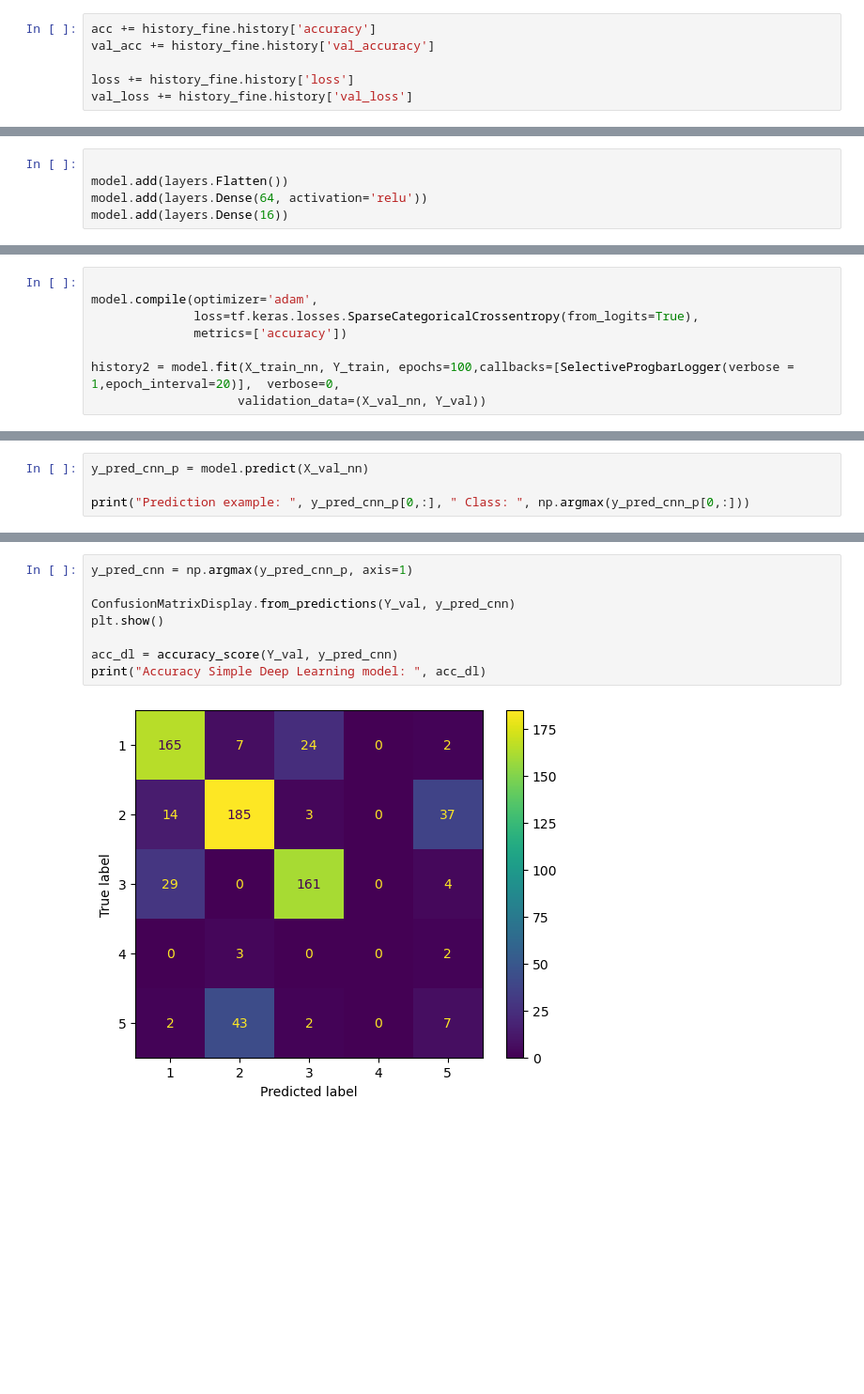
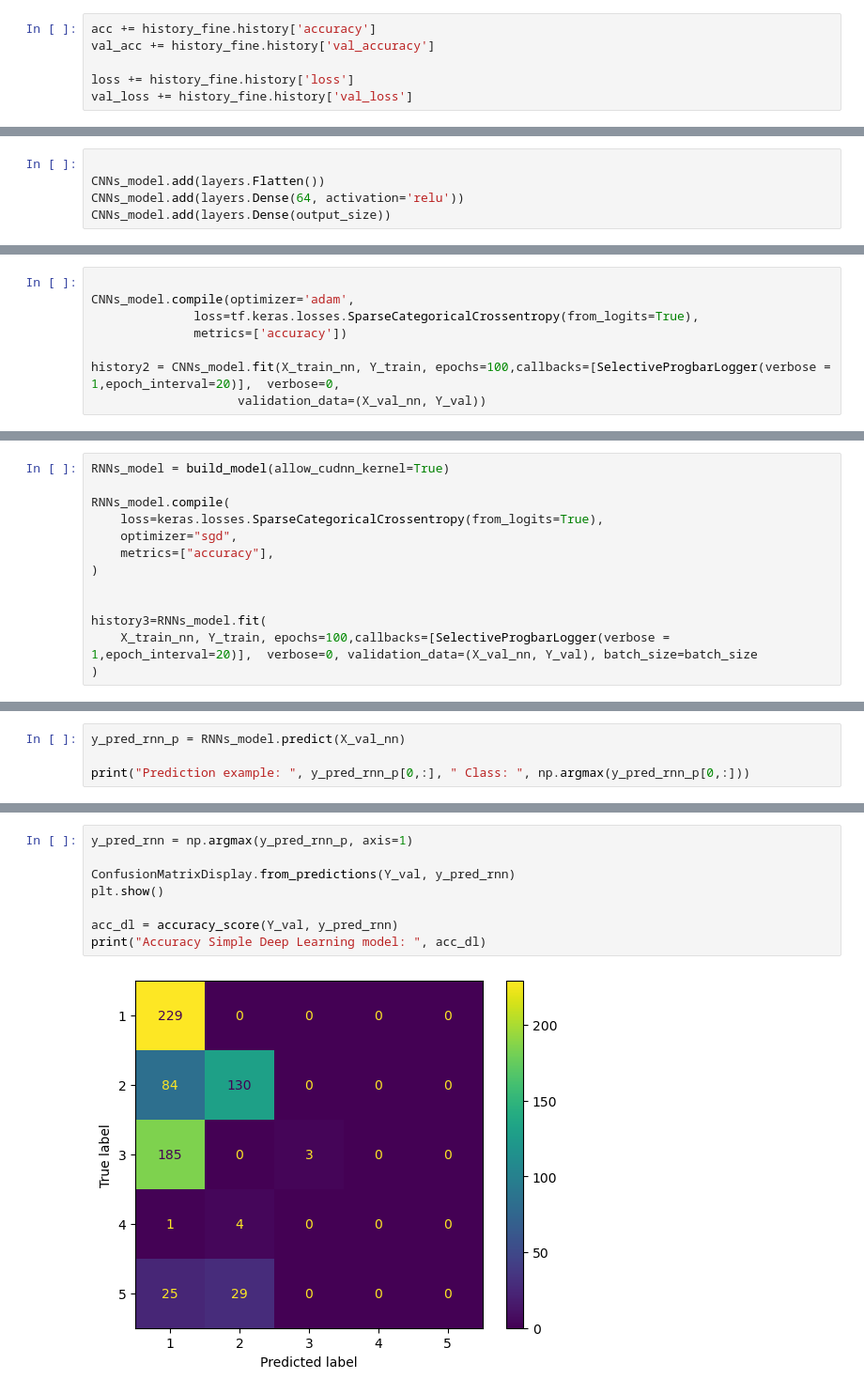
Before and after one commit to SiruiWang0731/Tree-species-classification, a Jupyter notebook: tree_classification_NN.ipynb, the cells around one changed output, grey strips where cells are left out. Shown: that part at 94% size. Cells and saved outputs as stored; diff of their text form; blank space fills up the shorter version.

```diff
--- a/tree_classification_NN.ipynb
+++ b/tree_classification_NN.ipynb
@@ -332,8 +352,8 @@ Non-trainable params: 0
 _________________________________________________________________
 # %%
 
-model.add(layers.Flatten())
-model.add(layers.Dense(64, activation='relu'))
-model.add(layers.Dense(16))
+CNNs_model.add(layers.Flatten())
+CNNs_model.add(layers.Dense(64, activation='relu'))
+CNNs_model.add(layers.Dense(output_size))
 # %%
 
@@ -358,11 +378,11 @@ Non-trainable params: 0
 _________________________________________________________________
 # %%
 
-model.compile(optimizer='adam',
+CNNs_model.compile(optimizer='adam',
               loss=tf.keras.losses.SparseCategoricalCrossentropy(from_logits=True),
               metrics=['accuracy'])
 
-history2 = model.fit(X_train_nn, Y_train, epochs=100,callbacks=[SelectiveProgbarLogger(verbose = 1,epoch_interval=20)],  verbose=0,
+history2 = CNNs_model.fit(X_train_nn, Y_train, epochs=100,callbacks=[SelectiveProgbarLogger(verbose = 1,epoch_interval=20)],  verbose=0,
                     validation_data=(X_val_nn, Y_val))
 # %% [output]
 Epoch 1/100
@@ -407,0 +482,13 @@ plt.show()
+# %%
+RNNs_model = build_model(allow_cudnn_kernel=True)
+
+RNNs_model.compile(
+    loss=keras.losses.SparseCategoricalCrossentropy(from_logits=True),
+    optimizer="sgd",
+    metrics=["accuracy"],
+)
+
+
+history3=RNNs_model.fit(
+    X_train_nn, Y_train, epochs=100,callbacks=[SelectiveProgbarLogger(verbose = 1,epoch_interval=20)],  verbose=0, validation_data=(X_val_nn, Y_val), batch_size=batch_size
+)
@@ -408,5 +511,5 @@ plt.show()
 # %%
-y_pred_cnn_p = model.predict(X_val_nn)
+y_pred_rnn_p = RNNs_model.predict(X_val_nn)
 
-print("Prediction example: ", y_pred_cnn_p[0,:], " Class: ", np.argmax(y_pred_cnn_p[0,:]))
+print("Prediction example: ", y_pred_rnn_p[0,:], " Class: ", np.argmax(y_pred_rnn_p[0,:]))
 # %% [output]
@@ -418,10 +521,10 @@ Prediction example:  [-39.05092   12.521509  -4.120864  -4.969911 -37.877254 -12
 # %%
-y_pred_cnn = np.argmax(y_pred_cnn_p, axis=1)
+y_pred_rnn = np.argmax(y_pred_rnn_p, axis=1)
 
-ConfusionMatrixDisplay.from_predictions(Y_val, y_pred_cnn)
+ConfusionMatrixDisplay.from_predictions(Y_val, y_pred_rnn)
 plt.show()
 
-acc_dl = accuracy_score(Y_val, y_pred_cnn)
+acc_dl = accuracy_score(Y_val, y_pred_rnn)
 print("Accuracy Simple Deep Learning model: ", acc_dl)
 # %% [output]
-[figure, old version]
+[figure, new version]
```
Also changed, not shown: parts of 30 cells of this notebook.
